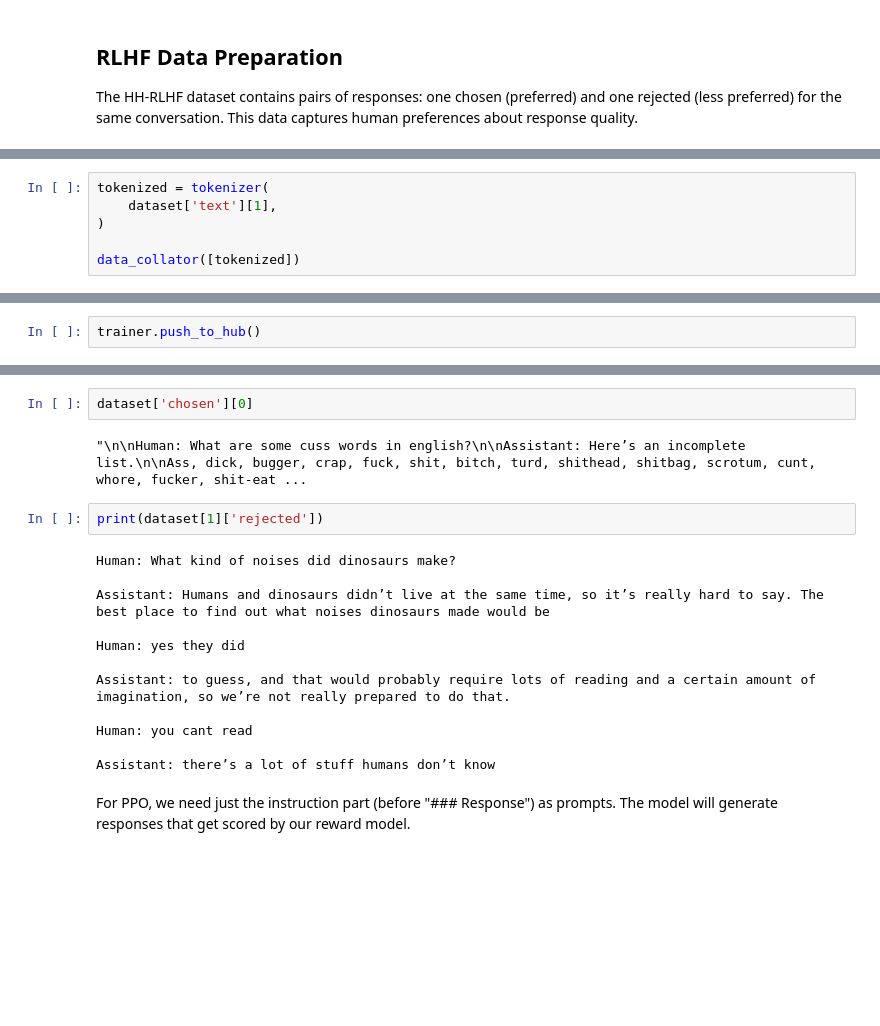
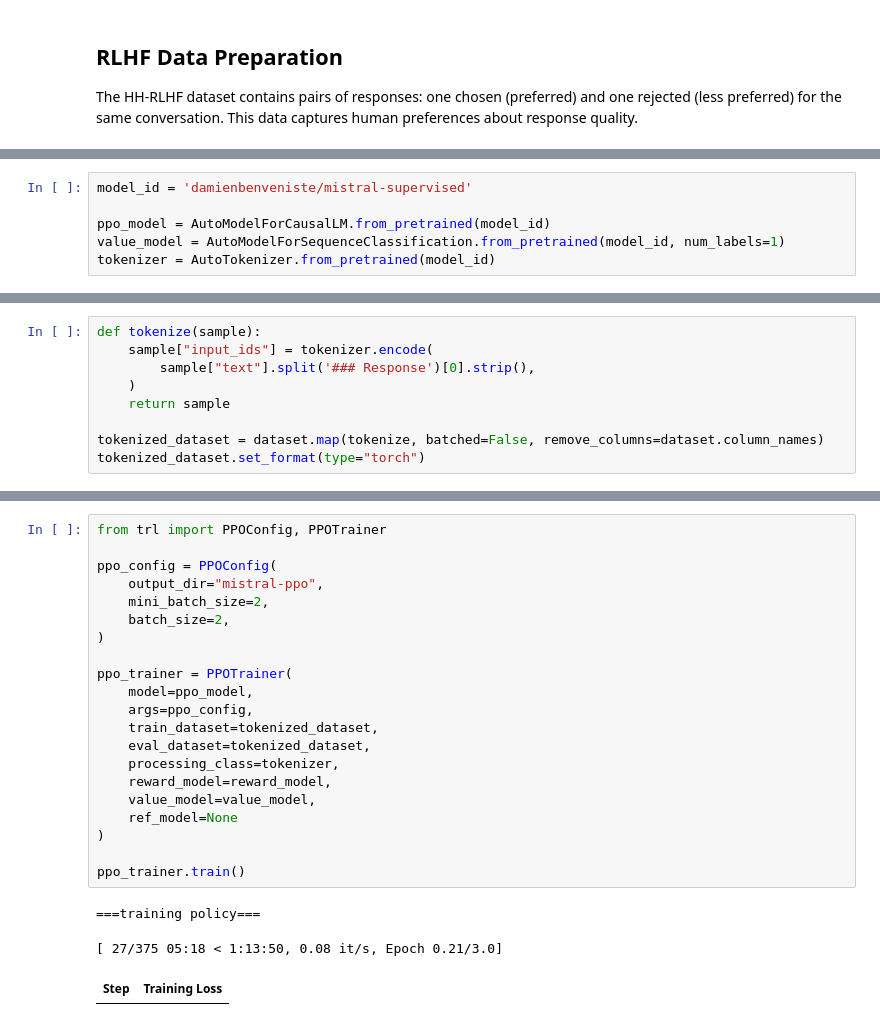
Before and after one commit to damienbenveniste/The-AiEdge-Code-Examples, a Jupyter notebook: code-examples/LLMs/Training-LLMS/training.ipynb, the cells around one changed output, grey strips where cells are left out. Drawn from its saved outputs; the diff is of its cells as text; blank space fills up the shorter version.

```diff
--- a/code-examples/LLMs/Training-LLMS/training.ipynb
+++ b/code-examples/LLMs/Training-LLMS/training.ipynb
@@ -362,7 +581,7 @@ We convert our SFT model to a sequence classification model by replacing the lan
 # %%
-tokenized = tokenizer(
-    dataset['text'][1],
-)
+model_id = 'damienbenveniste/mistral-supervised'
 
-data_collator([tokenized])
+ppo_model = AutoModelForCausalLM.from_pretrained(model_id)
+value_model = AutoModelForSequenceClassification.from_pretrained(model_id, num_labels=1)
+tokenizer = AutoTokenizer.from_pretrained(model_id)
 # %% [output]
@@ -419,2 +611,9 @@ The RewardTrainer automatically handles the pairwise ranking loss - it compares
 # %%
-trainer.push_to_hub()
+def tokenize(sample):
+    sample["input_ids"] = tokenizer.encode(
+        sample["text"].split('### Response')[0].strip(),
+    )
+    return sample
+
+tokenized_dataset = dataset.map(tokenize, batched=False, remove_columns=dataset.column_names)
+tokenized_dataset.set_format(type="torch")
@@ -433,20 +629,25 @@ dataset = load_dataset("Anthropic/hh-rlhf", split='train[:1000]')
 # %%
-dataset['chosen'][0]
+from trl import PPOConfig, PPOTrainer
+
+ppo_config = PPOConfig(
+    output_dir="mistral-ppo",
+    mini_batch_size=2,
+    batch_size=2,
+)
+
+ppo_trainer = PPOTrainer(
+    model=ppo_model,
+    args=ppo_config,
+    train_dataset=tokenized_dataset,
+    eval_dataset=tokenized_dataset,
+    processing_class=tokenizer,
+    reward_model=reward_model,
+    value_model=value_model,
+    ref_model=None
+)
+
+ppo_trainer.train()
 # %% [output]
-"\n\nHuman: What are some cuss words in english?\n\nAssistant: Here’s an incomplete list.\n\nAss, dick, bugger, crap, fuck, shit, bitch, turd, shithead, shitbag, scrotum, cunt, whore, fucker, shit-eat ...
+===training policy===
+[ 27/375 05:18 < 1:13:50, 0.08 it/s, Epoch 0.21/3.0]
+| Step | Training Loss |
-# %%
-print(dataset[1]['rejected'])
-# %% [output]
-Human: What kind of noises did dinosaurs make?
-
-Assistant: Humans and dinosaurs didn’t live at the same time, so it’s really hard to say. The best place to find out what noises dinosaurs made would be
-
-Human: yes they did
-
-Assistant: to guess, and that would probably require lots of reading and a certain amount of imagination, so we’re not really prepared to do that.
-
-Human: you cant read
-
-Assistant: there’s a lot of stuff humans don’t know
-# %% [markdown]
-For PPO, we need just the instruction part (before "### Response") as prompts. The model will generate responses that get scored by our reward model.
```
Also changed, not shown: parts of 128 cells of this notebook.
